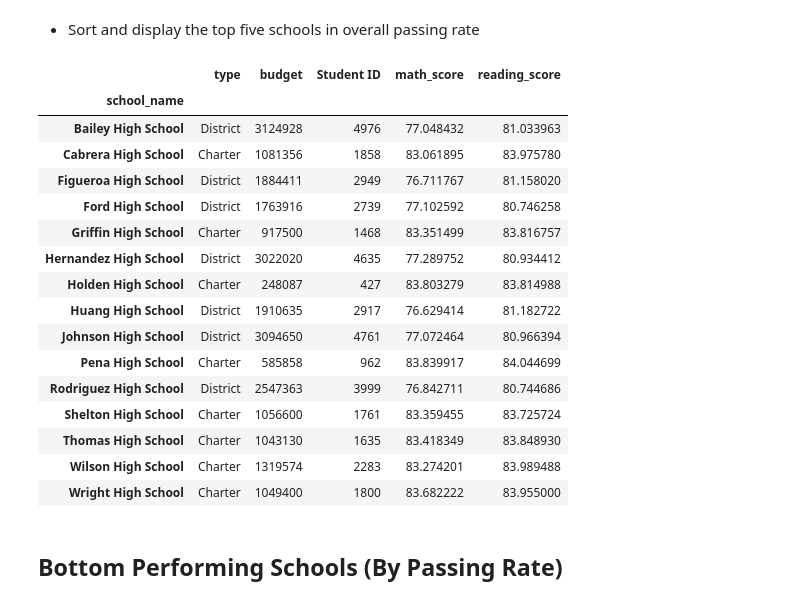
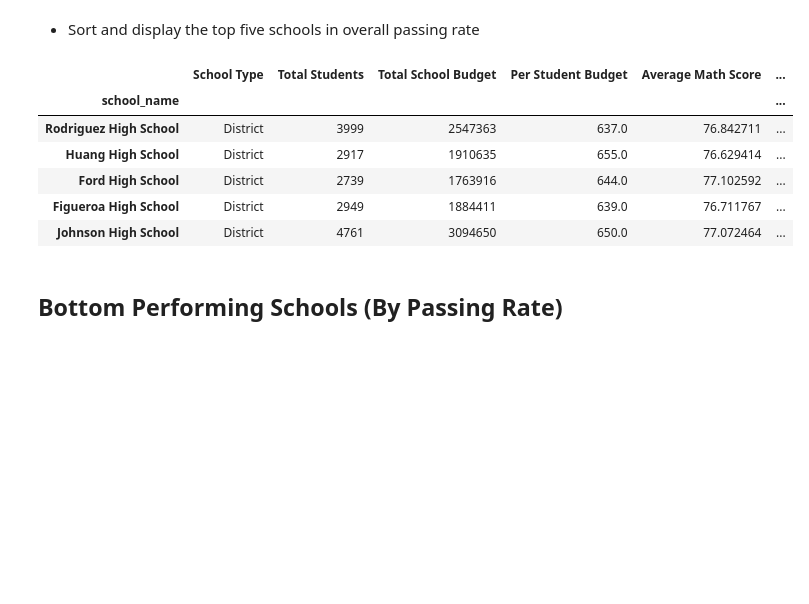
Before and after one commit to mtbulut/Pandas-Challenge-1, a Jupyter notebook: PyCitySchools/PyCitySchools_starter.ipynb, the cells around one changed output. Cells and saved outputs as stored; diff of their text form; code cells hidden in the pictures; blank space fills up the shorter version.

```diff
--- a/PyCitySchools/PyCitySchools_starter.ipynb
+++ b/PyCitySchools/PyCitySchools_starter.ipynb
@@ -85,34 +88,36 @@ district_df
 ## Top Performing Schools (By Passing Rate)
 # %% [markdown]
 * Sort and display the top five schools in overall passing rate
-# %%
-schools = school_data_complete.groupby(['school_name','type','budget'])\
-    .agg({
-        'Student ID':'count',
-        'math_score':'mean',
-        'reading_score':'mean'
-    })\
-    .reset_index(['type','budget'])
-
-schools
-# %% [output]
-|  | type | budget | Student ID | math_score | reading_score |
-| school_name |  |  |  |  |  |
-| Bailey High School | District | 3124928 | 4976 | 77.048432 | 81.033963 |
-| Cabrera High School | Charter | 1081356 | 1858 | 83.061895 | 83.975780 |
-| Figueroa High School | District | 1884411 | 2949 | 76.711767 | 81.158020 |
-| Ford High School | District | 1763916 | 2739 | 77.102592 | 80.746258 |
-| Griffin High School | Charter | 917500 | 1468 | 83.351499 | 83.816757 |
-| Hernandez High School | District | 3022020 | 4635 | 77.289752 | 80.934412 |
-| Holden High School | Charter | 248087 | 427 | 83.803279 | 83.814988 |
-| Huang High School | District | 1910635 | 2917 | 76.629414 | 81.182722 |
-| Johnson High School | District | 3094650 | 4761 | 77.072464 | 80.966394 |
-| Pena High School | Charter | 585858 | 962 | 83.839917 | 84.044699 |
-| Rodriguez High School | District | 2547363 | 3999 | 76.842711 | 80.744686 |
-| Shelton High School | Charter | 1056600 | 1761 | 83.359455 | 83.725724 |
-| Thomas High School | Charter | 1043130 | 1635 | 83.418349 | 83.848930 |
-| Wilson High School | Charter | 1319574 | 2283 | 83.274201 | 83.989488 |
-| Wright High School | Charter | 1049400 | 1800 | 83.682222 | 83.955000 |
+# %%
+schools = school_data_complete.groupby(['school_name','type','budget'])\
+    .agg({
+        'Student ID':'count',
+        'math_score':'mean',
+        'reading_score':'mean'
+    })\
+    .reset_index(['type','budget'])\
+    .rename(columns={'type':'School Type',
+                     'budget':'Total School Budget',
+                     'Student ID':'Total Students',
+                     'math_score':'Average Math Score',
+                     'reading_score':'Average Reading Score'
+                    })
+
+schools['Per Student Budget'] = schools['Total School Budget']/schools['Total Students']
+schools['Overall Passing Rate'] = (schools['Average Math Score']+schools['Average Reading Score'])/2
+
+columns = ['School Type','Total Students','Total School Budget','Per Student Budget','Average Math Score','Average Reading Score','Overall Passing Rate']
+schools = schools.reindex(columns=columns)
+
+schools.sort_values('Overall Passing Rate').head()
+# %% [output]
+|  | School Type | Total Students | Total School Budget | Per Student Budget | Average Math Score | ... |
+| school_name |  |  |  |  |  | ... |
+| Rodriguez High School | District | 3999 | 2547363 | 637.0 | 76.842711 | ... |
+| Huang High School | District | 2917 | 1910635 | 655.0 | 76.629414 | ... |
+| Ford High School | District | 2739 | 1763916 | 644.0 | 77.102592 | ... |
+| Figueroa High School | District | 2949 | 1884411 | 639.0 | 76.711767 | ... |
+| Johnson High School | District | 4761 | 3094650 | 650.0 | 77.072464 | ... |
 # %% [markdown]
 ## Bottom Performing Schools (By Passing Rate)
 # %% [markdown]
```
Also changed, not shown: parts of 1 cell of this notebook.
